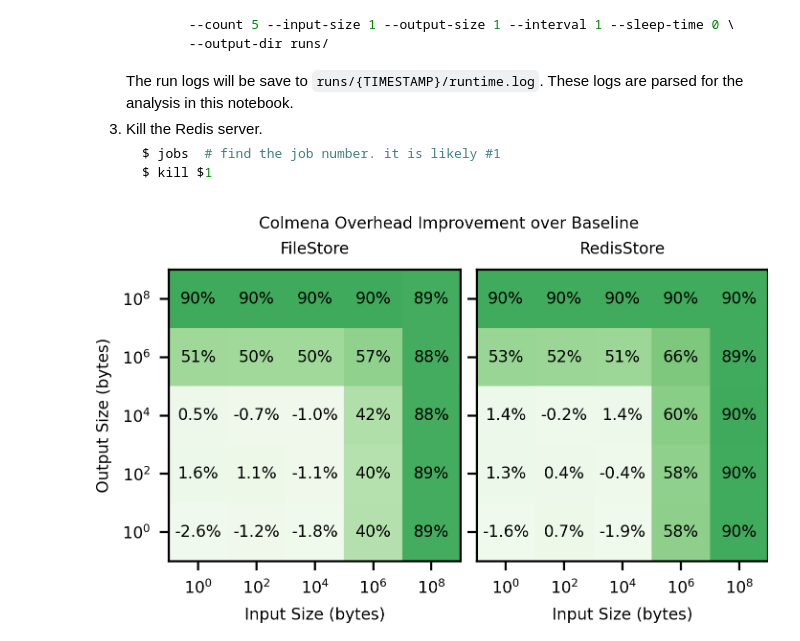
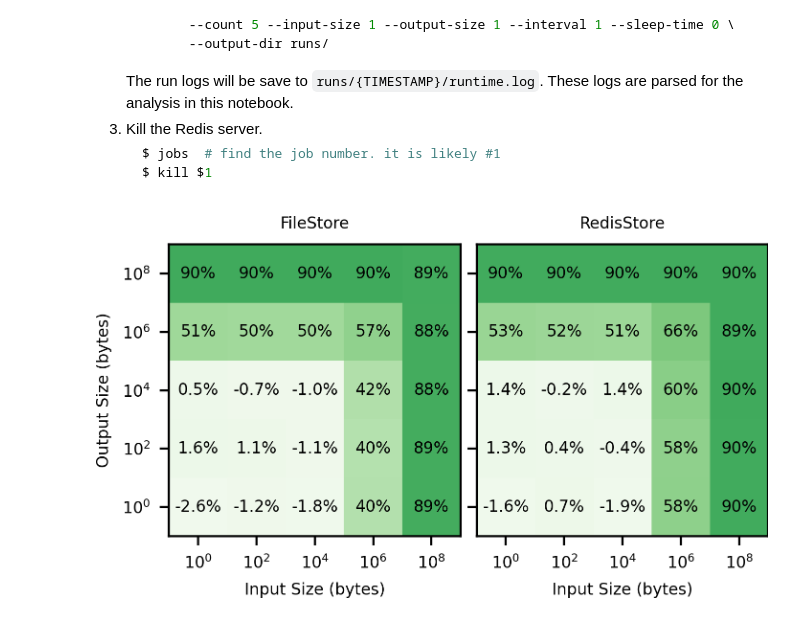
Before and after one commit to proxystore/sc23-evaluation, a Jupyter notebook: 2-proxystore-with-workflow-systems.ipynb, the cells around one changed output. Drawn from its saved outputs; the diff is of its cells as text; code cells hidden in the pictures.

```diff
--- a/2-proxystore-with-workflow-systems.ipynb
+++ b/2-proxystore-with-workflow-systems.ipynb
@@ -200,33 +200,33 @@ fig, axs = plt.subplots(1, 2, sharey=True)
 
 labels = ['$10^0$', '$10^2$', '$10^4$', '$10^6$', '$10^8$']
 
 for change_data, ax in zip((filestore_changes, redisstore_changes), axs):
     xy = matrixify(change_data)
     caxes = ax.matshow(xy, cmap=matplotlib.cm.Greens, vmin=-0.1, vmax=1.5)
 
     for y, row in enumerate(xy):
         for x, val in enumerate(row):
             val = 100*val
             ax.text(x, y, f'{val:0.0f}%' if val >= 10 or val <= -10 else f'{val:0.1f}%', ha='center', va='center', fontsize=6)
 
     ax.xaxis.set_ticks_position('bottom')
     ax.set_xticks(range(5))
     ax.set_yticks(range(5))
     ax.set_xticklabels(labels)
     ax.set_yticklabels(reversed(labels))
 
 
-fig.suptitle('Colmena Overhead Improvement over Baseline', y=0.91)
+# fig.suptitle('Colmena Overhead Improvement over Baseline', y=0.91)
 axs[0].set_title('FileStore')
 axs[1].set_title('RedisStore')
 axs[0].set_xlabel('Input Size (bytes)')
 axs[1].set_xlabel('Input Size (bytes)')
 axs[0].set_ylabel('Output Size (bytes)')
 
 # fig.tight_layout(w_pad=0.75)
 fig.tight_layout(h_pad=.5, w_pad=0.75)
 
-fig.set_size_inches(3.5, 2.4)
+fig.set_size_inches(3.5, 2.25)
 plt.savefig('figures/colmena-overheads.png', pad_inches=0.05)
 # %% [output]
-[figure, old version]
+[figure, new version]
```
Also changed, not shown: 5 other files.
